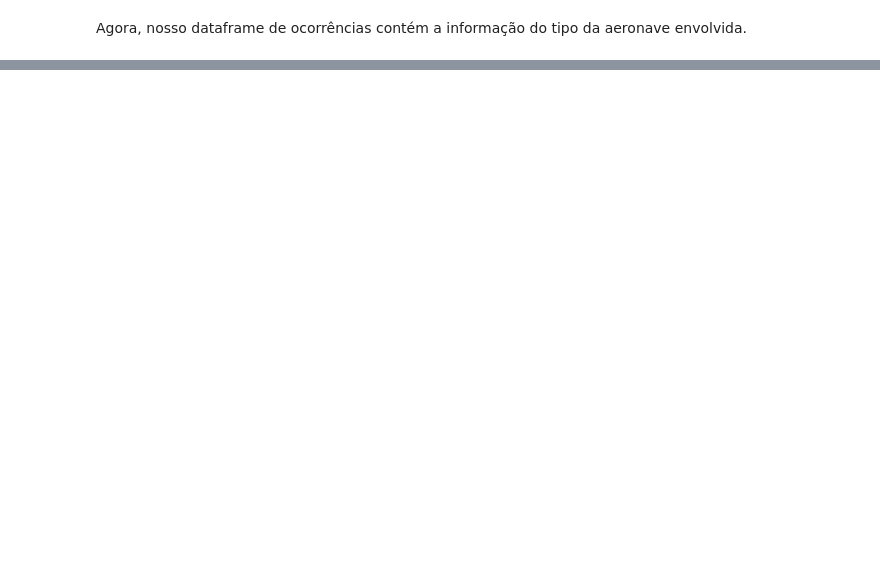
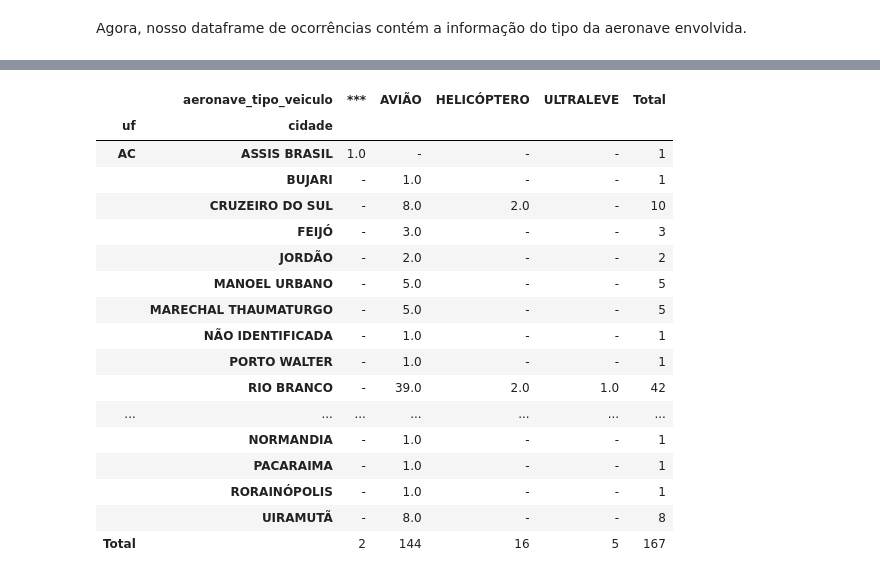
Before and after one commit to lucas-mdsena/python_udemy_module_2, a Jupyter notebook: notebook_pandas.ipynb, the cells around one changed output, grey strips where cells are left out. Drawn from its saved outputs; the diff is of its cells as text; code cells hidden in the pictures; blank space fills up the shorter version.

```diff
--- a/notebook_pandas.ipynb
+++ b/notebook_pandas.ipynb
@@ -1222,0 +1264,33 @@ Agora, nosso dataframe de ocorrências contém a informação do tipo da aeronav
+# %%
+# Cria a pivot table agrupando por duas colunas (por questão de exibiçõa, foi limitado aos estados do Acre e Roraima)
+
+pivot_ocorrencias = df_join[(df_join['uf'] == 'AC') | (df_join['uf'] == 'RR') ].pivot_table(
+    values='total_aeronaves_envolvidas',
+    index=['uf', 'cidade'],
+    columns='aeronave_tipo_veiculo',
+    margins=True,
+    margins_name='Total',
+    aggfunc='sum',
+    fill_value='-'
+)
+
+pivot_ocorrencias
+# %% [output]
+|  | aeronave_tipo_veiculo | *** | AVIÃO | HELICÓPTERO | ULTRALEVE | Total |
+| uf | cidade |  |  |  |  |  |
+| AC | ASSIS BRASIL | 1.0 | - | - | - | 1 |
+|  | BUJARI | - | 1.0 | - | - | 1 |
+|  | CRUZEIRO DO SUL | - | 8.0 | 2.0 | - | 10 |
+|  | FEIJÓ | - | 3.0 | - | - | 3 |
+|  | JORDÃO | - | 2.0 | - | - | 2 |
+|  | MANOEL URBANO | - | 5.0 | - | - | 5 |
+|  | MARECHAL THAUMATURGO | - | 5.0 | - | - | 5 |
+|  | NÃO IDENTIFICADA | - | 1.0 | - | - | 1 |
+|  | PORTO WALTER | - | 1.0 | - | - | 1 |
+|  | RIO BRANCO | - | 39.0 | 2.0 | 1.0 | 42 |
+| ... | ... | ... | ... | ... | ... | ... |
+|  | NORMANDIA | - | 1.0 | - | - | 1 |
+|  | PACARAIMA | - | 1.0 | - | - | 1 |
+|  | RORAINÓPOLIS | - | 1.0 | - | - | 1 |
+|  | UIRAMUTÃ | - | 8.0 | - | - | 8 |
+| Total |  | 2 | 144 | 16 | 5 | 167 |
```
Also changed, not shown: parts of 6 cells of this notebook.
